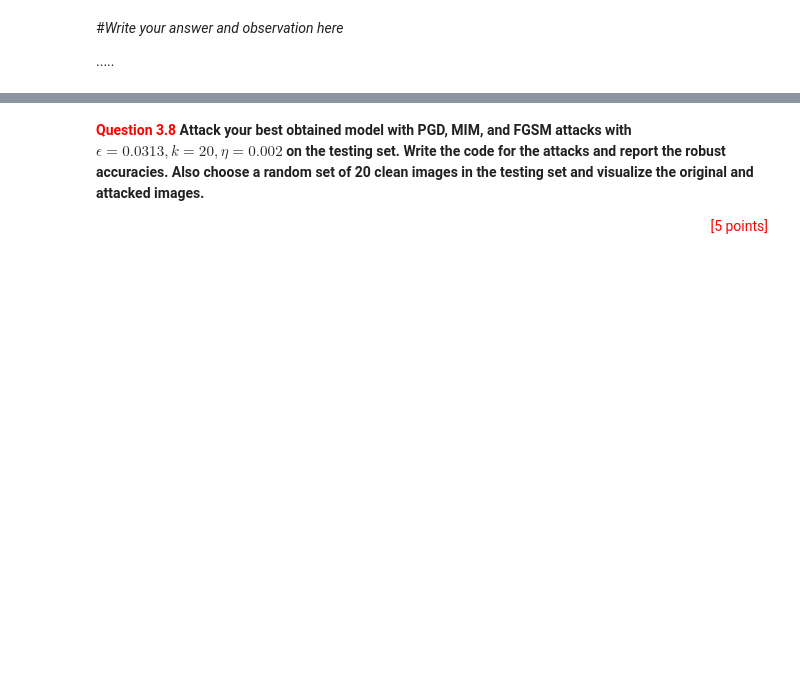
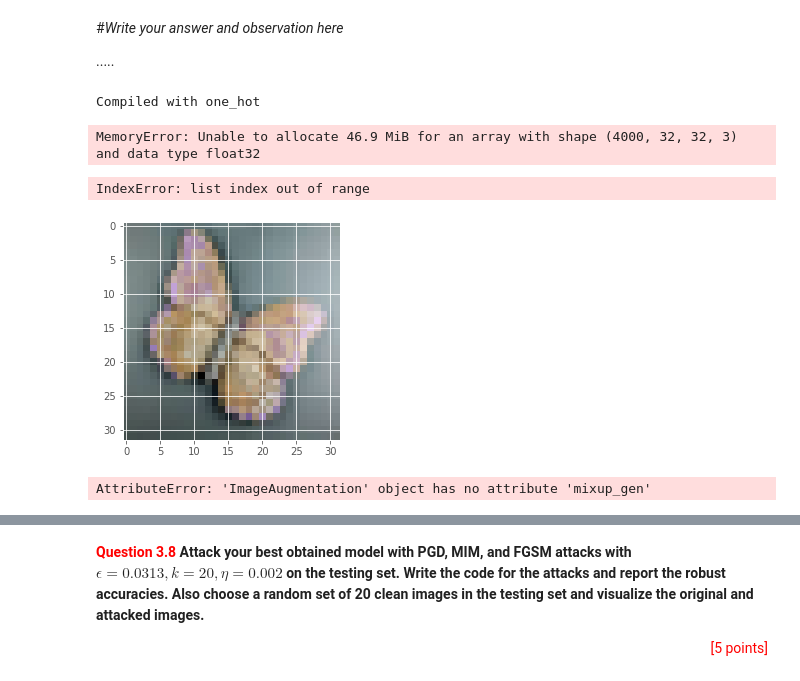
Before and after one commit to multipletwigs/FIT3181-Deep-Learning, a Jupyter notebook: FIT3181_Assignment_1/Assignment01_Part3_solution.ipynb, the cells around one changed output, grey strips where cells are left out. Cells and saved outputs as stored; diff of their text form; code cells hidden in the pictures; blank space fills up the shorter version.

```diff
--- a/FIT3181_Assignment_1/Assignment01_Part3_solution.ipynb
+++ b/FIT3181_Assignment_1/Assignment01_Part3_solution.ipynb
@@ -599,13 +665,7 @@ class ImageAugmentation(YourModel):
 best_model = None
 
 for augment in [True, False]:
-  model = YourModel(
-      num_classes=len(data_manager.classes),
-      num_blocks= 3,
-      use_skip = True,
-      learning_rate = 0.001,
-      is_augmentation=augment
-  )
+  model = ImageAugmentation(is_augmentation=augment, batch_size=32, num_classes=10)
   model.build_cnn()
   history = model.fit(data_manager, epochs=20, verbose=True)
   loss, acc = model.model.evaluate(data_manager.X_test, data_manager.y_test)
@@ -690,3 +869,24 @@ class DataMixup(YourModel):
+# %%
+data_manager.y_train = tf.keras.utils.to_categorical(data_manager.y_train)
+data_manager.y_test = tf.keras.utils.to_categorical(data_manager.y_test)
+data_manager.y_valid = tf.keras.utils.to_categorical(data_manager.y_valid)
+# %%
+augmented_model = ImageAugmentation(is_augmentation=True, batch_size=32, num_classes=10)
+augmented_model.build_cnn()
+augmented_model.compile_cnn(one_hot=True)
+# augmented_model.augment_data(data_manager=data_manager, mixup=True)
+# %% [output]
+Compiled with one_hot
+MemoryError: Unable to allocate 46.9 MiB for an array with shape (4000, 32, 32, 3) and data type float32
+# %%
+augmented_model.data_mixup(data_manager=data_manager)
+# %% [output]
+IndexError: list index out of range
+[figure, added]
+# %%
+augmented_model.visualize_augmented(data_manager=data_manager, mix_up=True)
+# %% [output]
+AttributeError: 'ImageAugmentation' object has no attribute 'mixup_gen'
 # %%
 # First let's verify the correctness of our data_mixup function
 model = DataMixup(num_blocks=3, is_augmentation=True, use_data_mixup=True)
```
Also changed, not shown: parts of 8 cells of this notebook.
